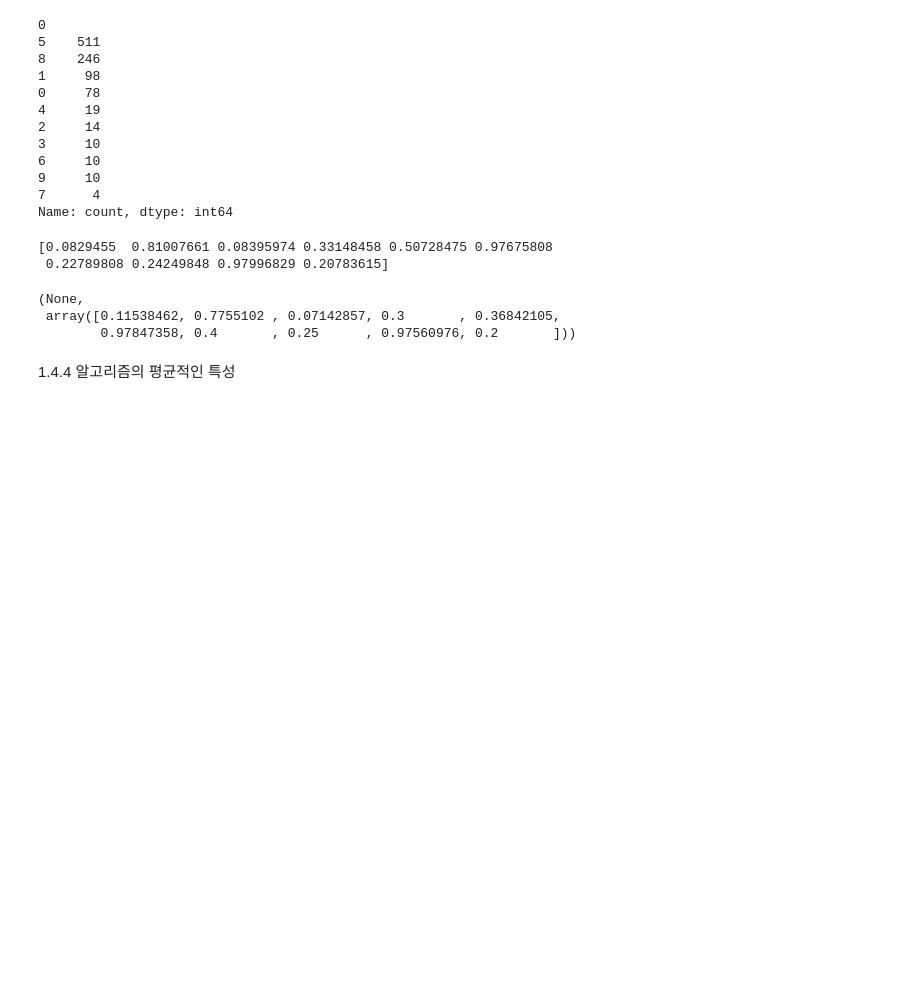
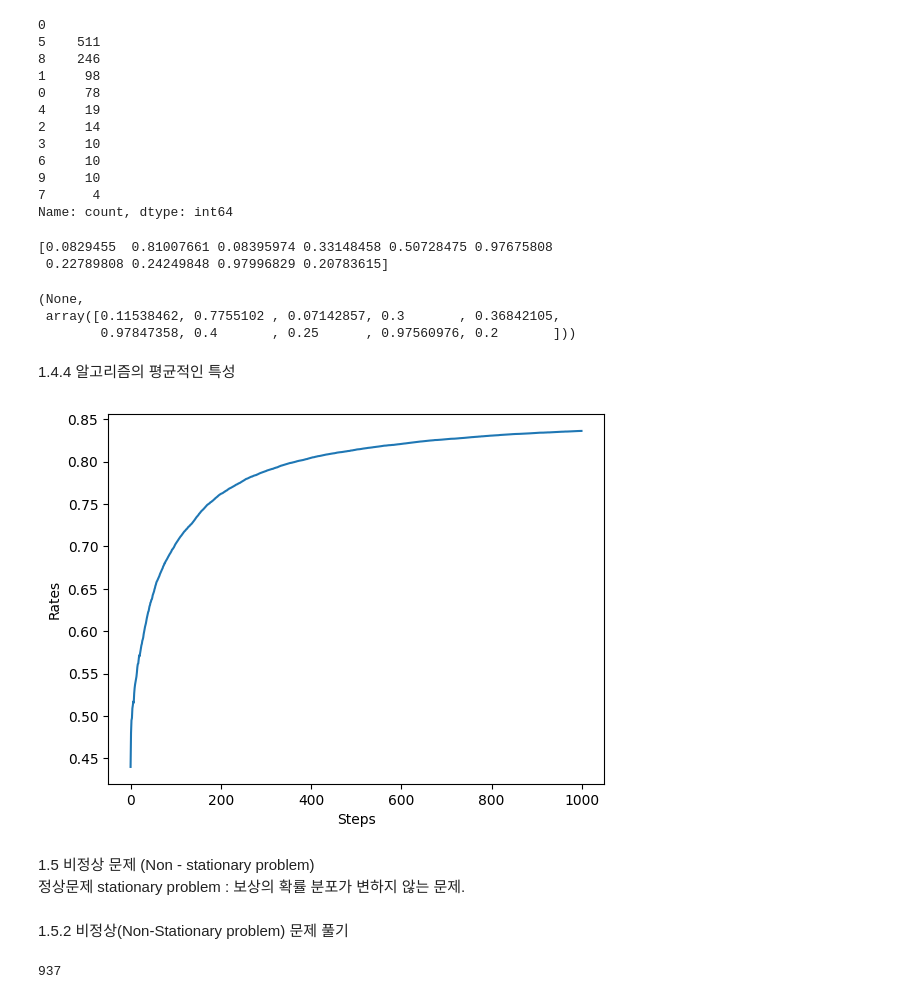
Before and after one commit to Laser-Cho/Costa-Del-Sol, a Jupyter notebook: ch1.ipynb, the cells around one changed output. Saved outputs shown, nothing was run; the diff lists cells and outputs as text; code cells hidden in the pictures; blank space fills up the shorter version.

```diff
--- a/ch1.ipynb
+++ b/ch1.ipynb
@@ -231,3 +229,36 @@ bandit.show(), agent.Qs
         0.97847358, 0.4       , 0.25      , 0.97560976, 0.2       ]))
 # %% [markdown]
 1.4.4 알고리즘의 평균적인 특성
+# %%
+runs = 200
+steps = 1000
+epsilon = 0.1
+all_rates = np.zeros((runs, steps))  # (200, 1000)
+# %%
+for run in range(runs):
+    bandit = Bandit()
+    agent = Agent(epsilon)
+    total_reward = 0
+    rates = []
+
+    for step in range(steps):
+        action = agent.get_action()  # ① 행동 선택
+        reward = bandit.play(action) # ② 실제로 플레이하고 보상 받음
+        agent.update(action, reward) # ③ 행동과 보상을 통한 학습
+        total_reward += reward
+        total_rewards.append(total_reward)
+        rates.append(total_reward / (step+1))
+
+    all_rates[run] = rates   # 보상 결과 기록
+
+avg_rates = np.average(all_rates, axis=0) # 각 단계의 평균 저장
+
+plt.ylabel("Rates")
+plt.xlabel("Steps")
+plt.plot(avg_rates)
+plt.show()
+# %% [output]
+[figure, added]
+# %% [markdown]
+1.5 비정상 문제 (Non - stationary problem)
+정상문제 stationary problem : 보상의 확률 분포가 변하지 않는 문제.
@@ -233,0 +280,2 @@ bandit.show(), agent.Qs
+# %% [markdown]
+1.5.2 비정상(Non-Stationary problem) 문제 풀기
@@ -233,0 +308,12 @@ bandit.show(), agent.Qs
+# %%
+for step in range(steps):
+    action = agent.get_action()  # ① 행동 선택
+    reward = bandit.play(action) # ② 실제로 플레이하고 보상 받음
+    agent.update(action, reward) # ③ 행동과 보상을 통한 학습
+    total_reward += reward
+    total_rewards.append(total_reward)
+    rates.append(total_reward / (step+1))
+
+print(total_reward)
+# %% [output]
+937
```
Also changed, not shown: parts of 12 cells of this notebook.
